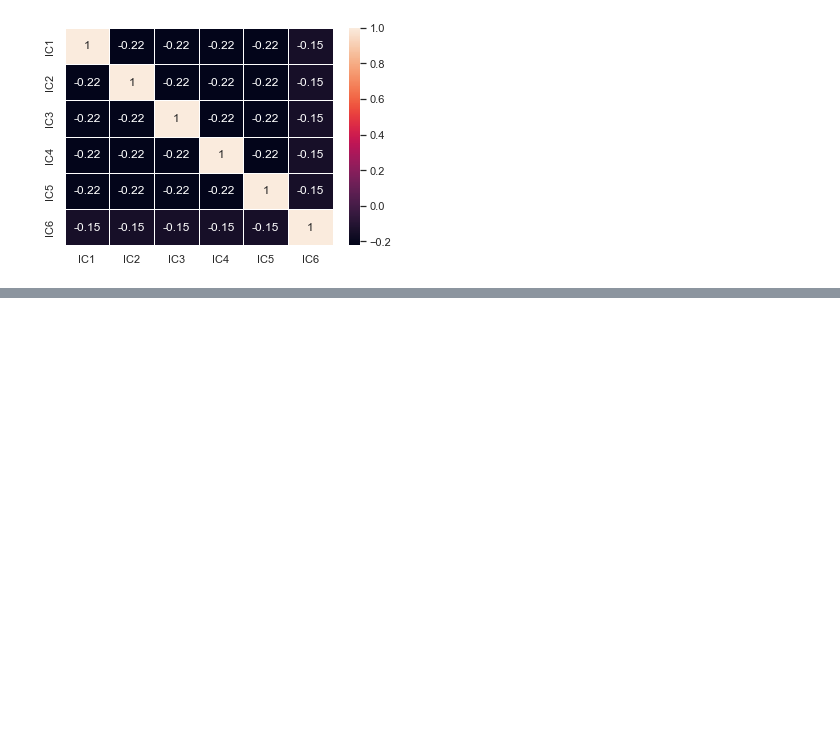
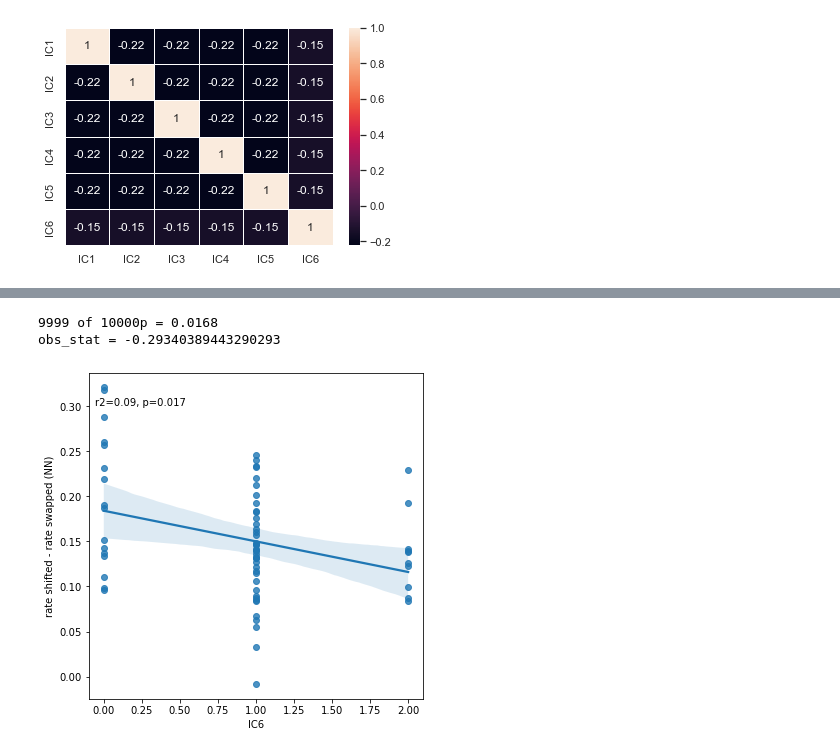
Before and after one commit to MichaelSel/Scale_paper, a Jupyter notebook: 3. Main Plotting.ipynb, the cells around one changed output, grey strips where cells are left out. Drawn from its saved outputs; the diff is of its cells as text; code cells hidden in the pictures; blank space fills up the shorter version.

```diff
--- a/3. Main Plotting.ipynb
+++ b/3. Main Plotting.ipynb
@@ -137,0 +151,6 @@ residual sum of squares is : 0.22
+# %%
+correlation(dataset=studyII_GL, x='IC6', y='rate shifted - rate swapped (NN)', normalize=False, type='spearman')
+# %% [output]
+9999 of 10000p = 0.0168
+obs_stat = -0.29340389443290293
+[figure, added]
```
Also changed, not shown: parts of 5 cells of this notebook, 13 other files.
